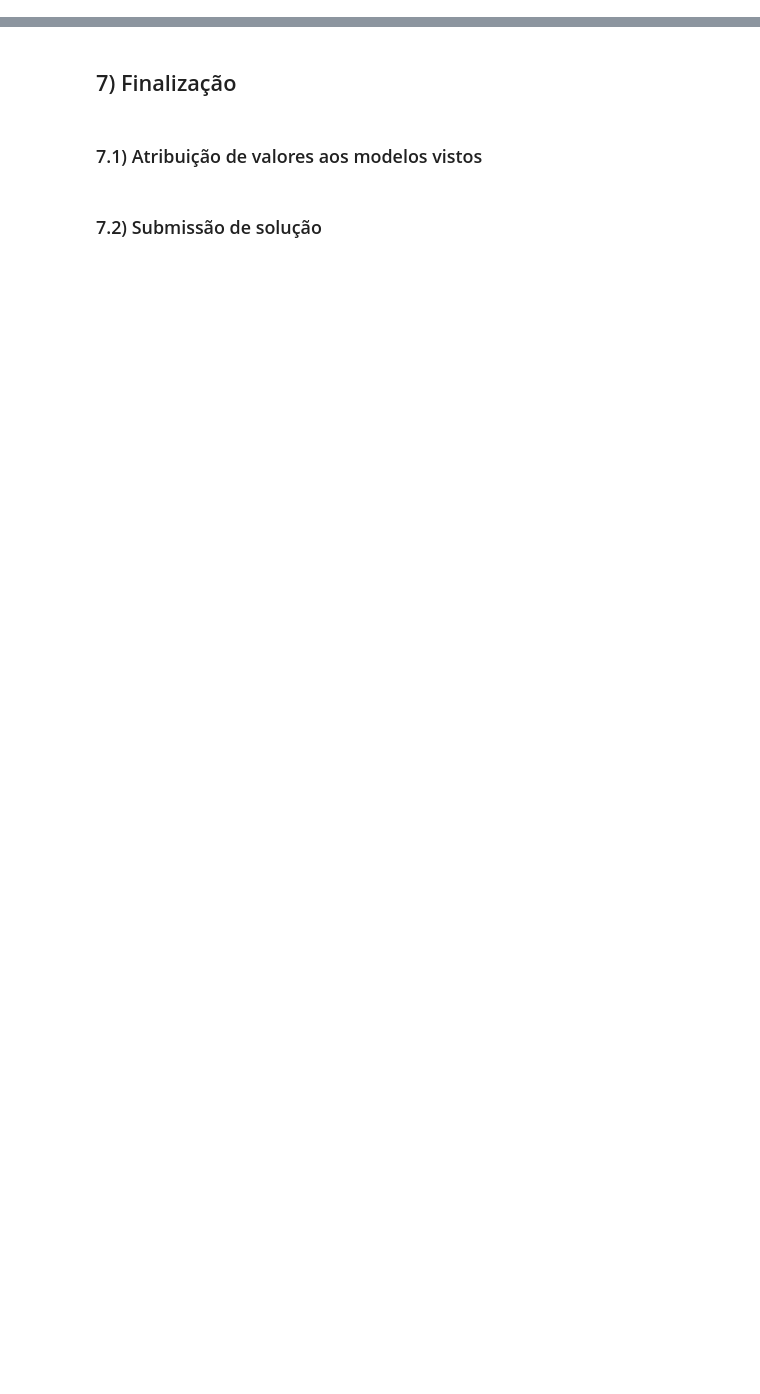
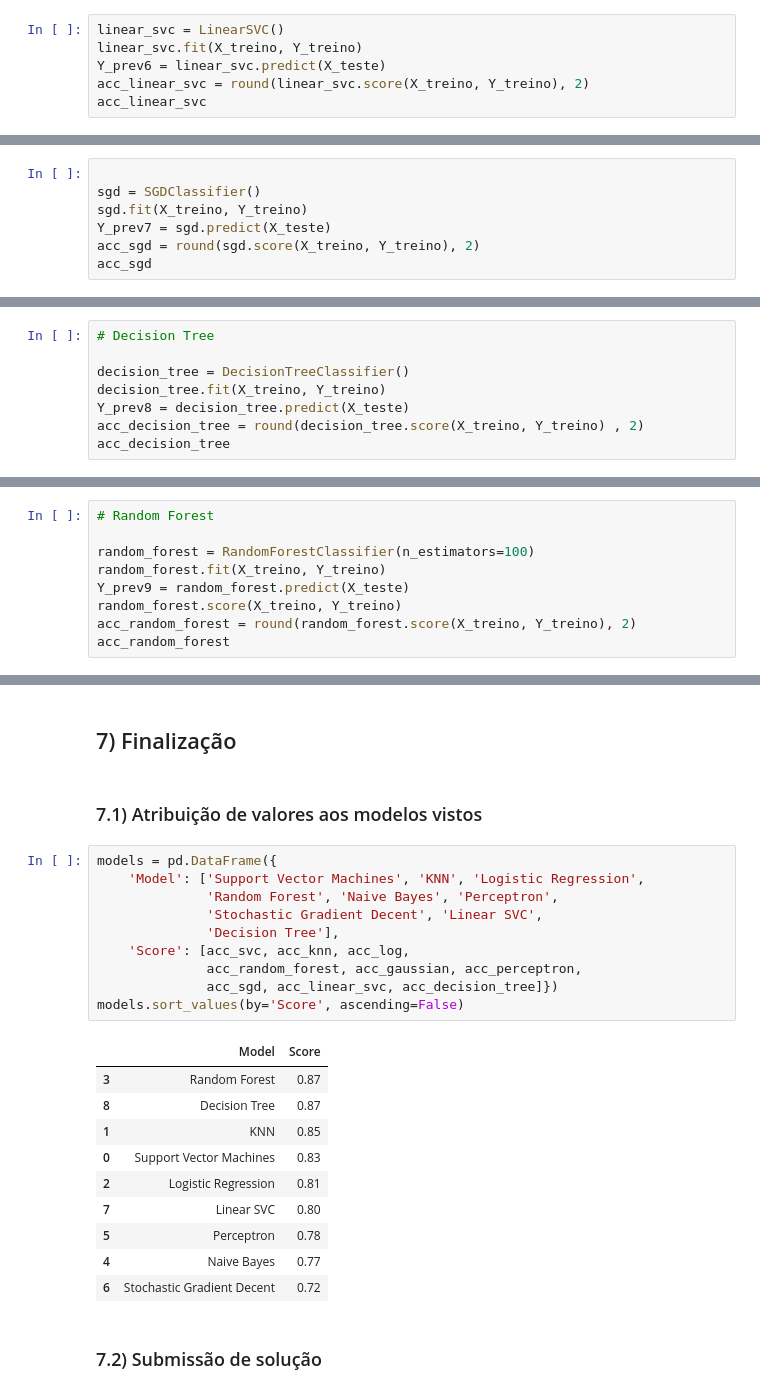
Before and after one commit to viniciusgribas/KG_titanic, a Jupyter notebook: KG_Titanic.ipynb, the cells around one changed output, grey strips where cells are left out. Cells and saved outputs as stored; diff of their text form; blank space fills up the shorter version.

```diff
--- a/KG_Titanic.ipynb
+++ b/KG_Titanic.ipynb
@@ -713,0 +876,6 @@ Estes serão treinados e aplicados ao problema. O que apresentar melhores result
+# %%
+linear_svc = LinearSVC()
+linear_svc.fit(X_treino, Y_treino)
+Y_prev6 = linear_svc.predict(X_teste)
+acc_linear_svc = round(linear_svc.score(X_treino, Y_treino), 2)
+acc_linear_svc
@@ -715,0 +894,7 @@ Estes serão treinados e aplicados ao problema. O que apresentar melhores result
+# %%
+
+sgd = SGDClassifier()
+sgd.fit(X_treino, Y_treino)
+Y_prev7 = sgd.predict(X_teste)
+acc_sgd = round(sgd.score(X_treino, Y_treino), 2)
+acc_sgd
@@ -717,0 +913,8 @@ Estes serão treinados e aplicados ao problema. O que apresentar melhores result
+# %%
+# Decision Tree
+
+decision_tree = DecisionTreeClassifier()
+decision_tree.fit(X_treino, Y_treino)
+Y_prev8 = decision_tree.predict(X_teste)
+acc_decision_tree = round(decision_tree.score(X_treino, Y_treino) , 2)
+acc_decision_tree
@@ -719,0 +933,9 @@ Estes serão treinados e aplicados ao problema. O que apresentar melhores result
+# %%
+# Random Forest
+
+random_forest = RandomForestClassifier(n_estimators=100)
+random_forest.fit(X_treino, Y_treino)
+Y_prev9 = random_forest.predict(X_teste)
+random_forest.score(X_treino, Y_treino)
+acc_random_forest = round(random_forest.score(X_treino, Y_treino), 2)
+acc_random_forest
@@ -721,5 +949,26 @@ Estes serão treinados e aplicados ao problema. O que apresentar melhores result
 ## 7) Finalização
 # %% [markdown]
 ### 7.1) Atribuição de valores aos modelos vistos
+# %%
+models = pd.DataFrame({
+    'Model': ['Support Vector Machines', 'KNN', 'Logistic Regression',
+              'Random Forest', 'Naive Bayes', 'Perceptron',
+              'Stochastic Gradient Decent', 'Linear SVC',
+              'Decision Tree'],
+    'Score': [acc_svc, acc_knn, acc_log,
+              acc_random_forest, acc_gaussian, acc_perceptron,
+              acc_sgd, acc_linear_svc, acc_decision_tree]})
+models.sort_values(by='Score', ascending=False)
+# %% [output]
+|  | Model | Score |
+| 3 | Random Forest | 0.87 |
+| 8 | Decision Tree | 0.87 |
+| 1 | KNN | 0.85 |
+| 0 | Support Vector Machines | 0.83 |
+| 2 | Logistic Regression | 0.81 |
+| 7 | Linear SVC | 0.80 |
+| 5 | Perceptron | 0.78 |
+| 4 | Naive Bayes | 0.77 |
+| 6 | Stochastic Gradient Decent | 0.72 |
 # %% [markdown]
 ### 7.2) Submissão de solução
```
Also changed, not shown: parts of 65 cells of this notebook, 2 other files.
